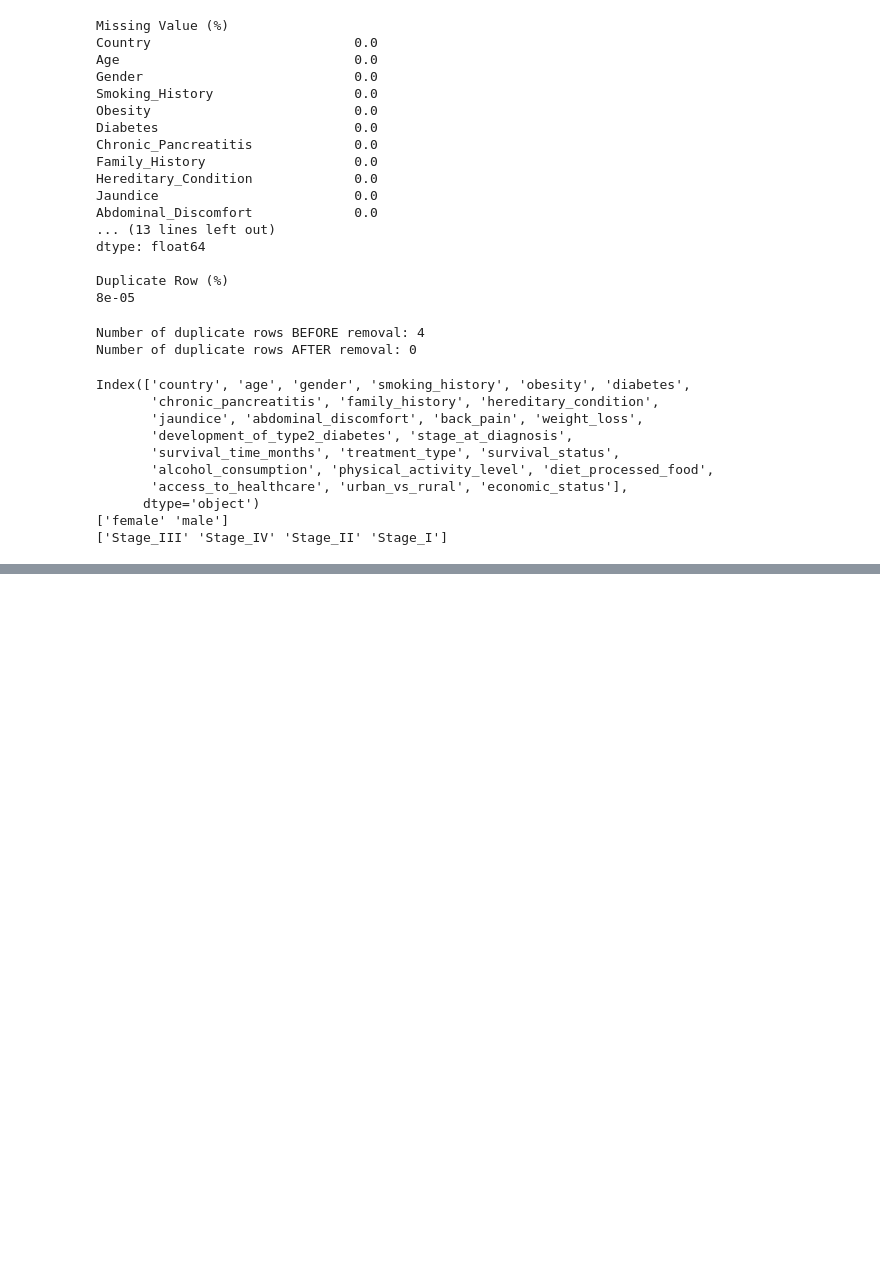
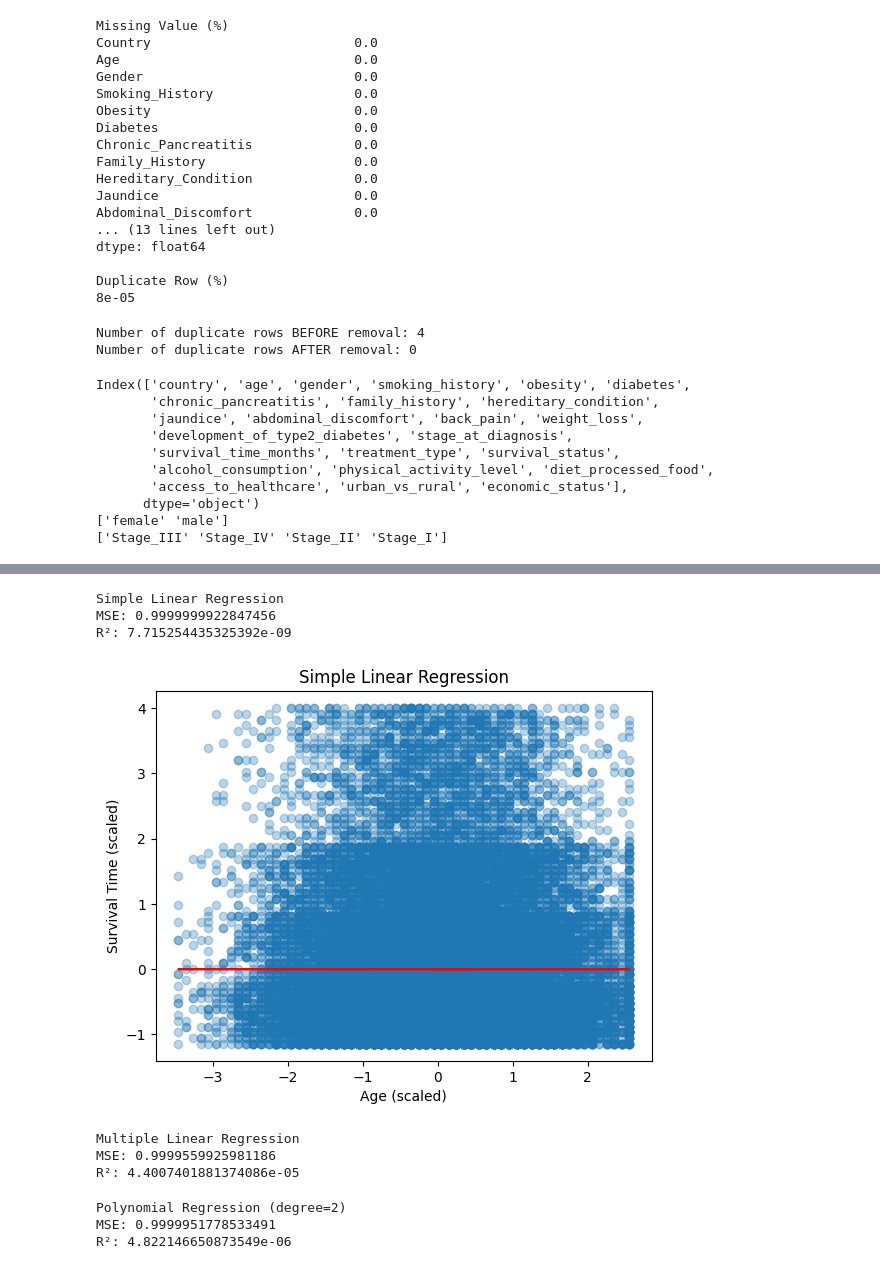
Before and after one commit to welsonxw/Pancrease_Cancer_Prediction, a Jupyter notebook: all_progress.ipynb, the cells around one changed output, grey strips where cells are left out. Saved outputs shown, nothing was run; the diff lists cells and outputs as text; code cells hidden in the pictures; blank space fills up the shorter version.

```diff
--- a/all_progress.ipynb
+++ b/all_progress.ipynb
@@ -236,0 +390,76 @@ Index(['country', 'age', 'smoking_history', 'obesity', 'diabetes',
+# %%
+#  prepare data regression
+
+from sklearn.model_selection import train_test_split
+from sklearn.linear_model import LinearRegression
+from sklearn.metrics import mean_squared_error, r2_score
+
+X = df[['age']]   # simple regression
+y = df['survival_time_months']
+# %%
+# simple linear regression
+
+lin_reg = LinearRegression()
+lin_reg.fit(X, y)
+
+y_pred = lin_reg.predict(X)
+
+mse = mean_squared_error(y, y_pred)
+r2 = r2_score(y, y_pred)
+
+print("Simple Linear Regression")
+print("MSE:", mse)
+print("R²:", r2)
+# %% [output]
+Simple Linear Regression
+MSE: 0.9999999922847456
+R²: 7.715254435325392e-09
+# %%
+# visualization
+
+plt.scatter(X, y, alpha=0.3)
+plt.plot(X, y_pred, color='red')
+plt.xlabel("Age (scaled)")
+plt.ylabel("Survival Time (scaled)")
+plt.title("Simple Linear Regression")
+plt.show()
+# %% [output]
+[figure, added]
+# %%
+#  multiple linear regression
+
+X_multi = df[['age', 'smoking_history', 'diabetes', 'obesity']]
+
+multi_reg = LinearRegression()
+multi_reg.fit(X_multi, y)
+
+y_pred_multi = multi_reg.predict(X_multi)
+
+print("Multiple Linear Regression")
+print("MSE:", mean_squared_error(y, y_pred_multi))
+print("R²:", r2_score(y, y_pred_multi))
+# %% [output]
+Multiple Linear Regression
+MSE: 0.9999559925981186
+R²: 4.4007401881374086e-05
+# %%
+# polynomial regression
+
+from sklearn.preprocessing import PolynomialFeatures
+from sklearn.pipeline import make_pipeline
+
+poly_model = make_pipeline(
+    PolynomialFeatures(degree=2),
+    LinearRegression()
+)
+
+poly_model.fit(X, y)
+y_pred_poly = poly_model.predict(X)
+
+print("Polynomial Regression (degree=2)")
+print("MSE:", mean_squared_error(y, y_pred_poly))
+print("R²:", r2_score(y, y_pred_poly))
+# %% [output]
+Polynomial Regression (degree=2)
+MSE: 0.9999951778533491
+R²: 4.822146650873549e-06
```
Also changed, not shown: parts of 21 cells of this notebook.
